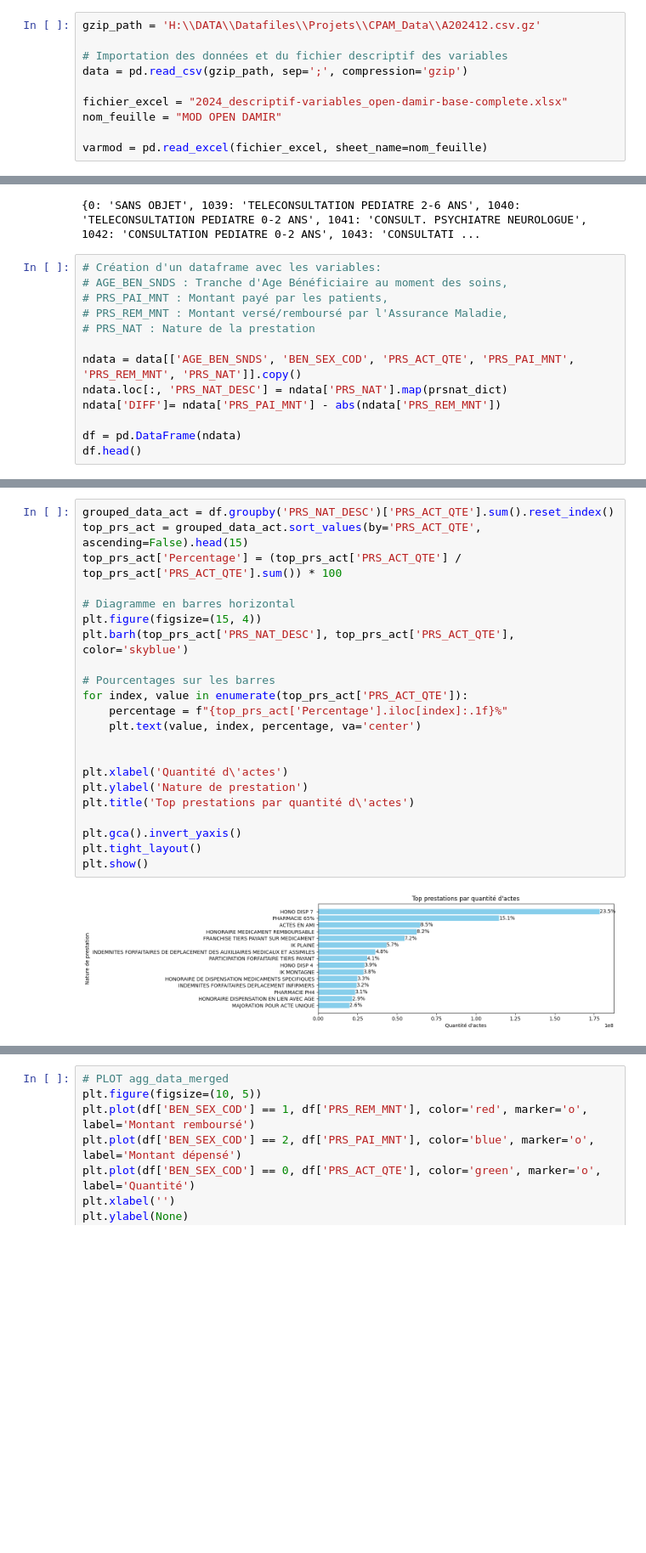
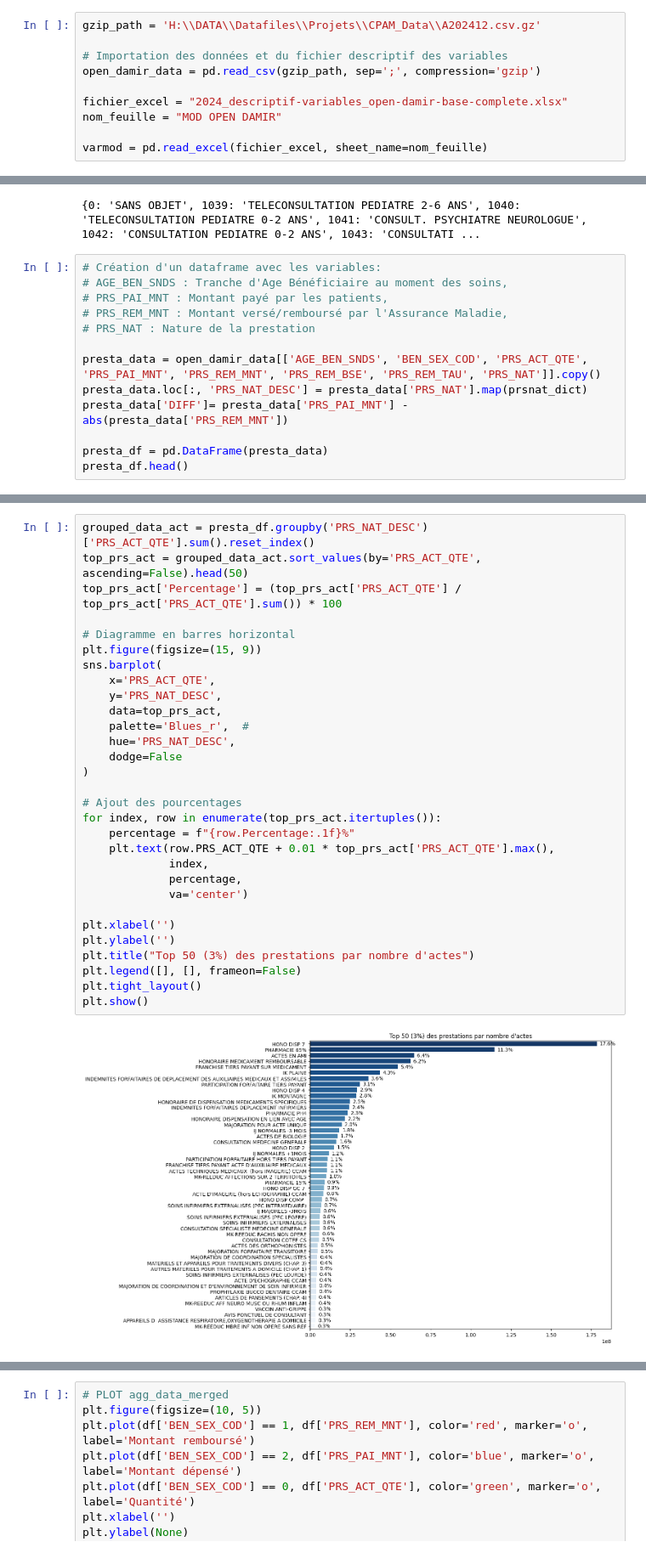
Before and after one commit to Gustiyn/Analyse-des-donn-es-de-la-CPAM, a Jupyter notebook: open_damir.ipynb, the cells around one changed output, grey strips where cells are left out. Shown at 85% size. Drawn from its saved outputs; the diff is of its cells as text; blank space fills up the shorter version.

```diff
--- a/open_damir.ipynb
+++ b/open_damir.ipynb
@@ -26,7 +29,7 @@ from scipy.stats import norm
 gzip_path = 'H:\\DATA\\Datafiles\\Projets\\CPAM_Data\\A202412.csv.gz'
 
 # Importation des données et du fichier descriptif des variables
-data = pd.read_csv(gzip_path, sep=';', compression='gzip')
+open_damir_data = pd.read_csv(gzip_path, sep=';', compression='gzip')
 
 fichier_excel = "2024_descriptif-variables_open-damir-base-complete.xlsx"
 nom_feuille = "MOD OPEN DAMIR"
@@ -73,10 +78,10 @@ print(prsnat_dict)
 # PRS_REM_MNT : Montant versé/remboursé par l'Assurance Maladie,
 # PRS_NAT : Nature de la prestation
 
-ndata = data[['AGE_BEN_SNDS', 'BEN_SEX_COD', 'PRS_ACT_QTE', 'PRS_PAI_MNT', 'PRS_REM_MNT', 'PRS_NAT']].copy()
-ndata.loc[:, 'PRS_NAT_DESC'] = ndata['PRS_NAT'].map(prsnat_dict)
-ndata['DIFF']= ndata['PRS_PAI_MNT'] - abs(ndata['PRS_REM_MNT'])
+presta_data = open_damir_data[['AGE_BEN_SNDS', 'BEN_SEX_COD', 'PRS_ACT_QTE', 'PRS_PAI_MNT', 'PRS_REM_MNT', 'PRS_REM_BSE', 'PRS_REM_TAU', 'PRS_NAT']].copy()
+presta_data.loc[:, 'PRS_NAT_DESC'] = presta_data['PRS_NAT'].map(prsnat_dict)
+presta_data['DIFF']= presta_data['PRS_PAI_MNT'] - abs(presta_data['PRS_REM_MNT'])
 
-df = pd.DataFrame(ndata)
-df.head()
+presta_df = pd.DataFrame(presta_data)
+presta_df.head()
 # %% [output]
@@ -137,24 +168,32 @@ plt.show()
 # %%
-grouped_data_act = df.groupby('PRS_NAT_DESC')['PRS_ACT_QTE'].sum().reset_index()
-top_prs_act = grouped_data_act.sort_values(by='PRS_ACT_QTE', ascending=False).head(15)
+grouped_data_act = presta_df.groupby('PRS_NAT_DESC')['PRS_ACT_QTE'].sum().reset_index()
+top_prs_act = grouped_data_act.sort_values(by='PRS_ACT_QTE', ascending=False).head(50)
 top_prs_act['Percentage'] = (top_prs_act['PRS_ACT_QTE'] / top_prs_act['PRS_ACT_QTE'].sum()) * 100
 
 # Diagramme en barres horizontal
-plt.figure(figsize=(15, 4))
-plt.barh(top_prs_act['PRS_NAT_DESC'], top_prs_act['PRS_ACT_QTE'], color='skyblue')
+plt.figure(figsize=(15, 9))
+sns.barplot(
+    x='PRS_ACT_QTE',
+    y='PRS_NAT_DESC',
+    data=top_prs_act,
+    palette='Blues_r',  #
+    hue='PRS_NAT_DESC',
+    dodge=False
+)
 
-# Pourcentages sur les barres
-for index, value in enumerate(top_prs_act['PRS_ACT_QTE']):
-    percentage = f"{top_prs_act['Percentage'].iloc[index]:.1f}%"
-    plt.text(value, index, percentage, va='center')
+# Ajout des pourcentages
+for index, row in enumerate(top_prs_act.itertuples()):
+    percentage = f"{row.Percentage:.1f}%"
+    plt.text(row.PRS_ACT_QTE + 0.01 * top_prs_act['PRS_ACT_QTE'].max(),
+             index,
+             percentage,
+             va='center')
 
-
-plt.xlabel('Quantité d\'actes')
-plt.ylabel('Nature de prestation')
-plt.title('Top prestations par quantité d\'actes')
-
-plt.gca().invert_yaxis()
+plt.xlabel('')
+plt.ylabel('')
+plt.title("Top 50 (3%) des prestations par nombre d'actes")
+plt.legend([], [], frameon=False)
 plt.tight_layout()
 plt.show()
 # %% [output]
-[figure, old version]
+[figure, new version]
```
Also changed, not shown: parts of 40 cells of this notebook, 2 other files.
